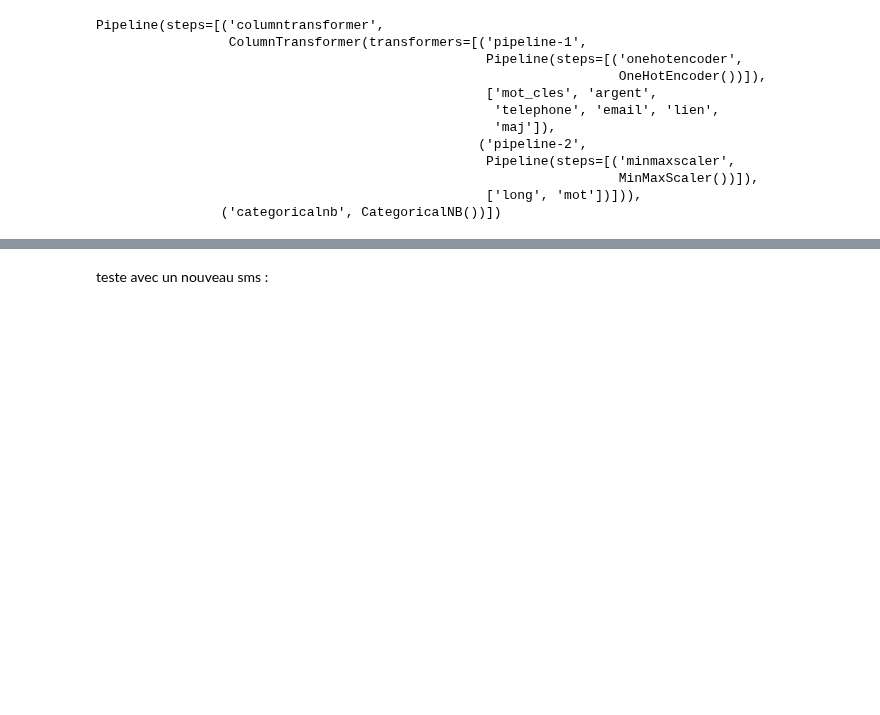
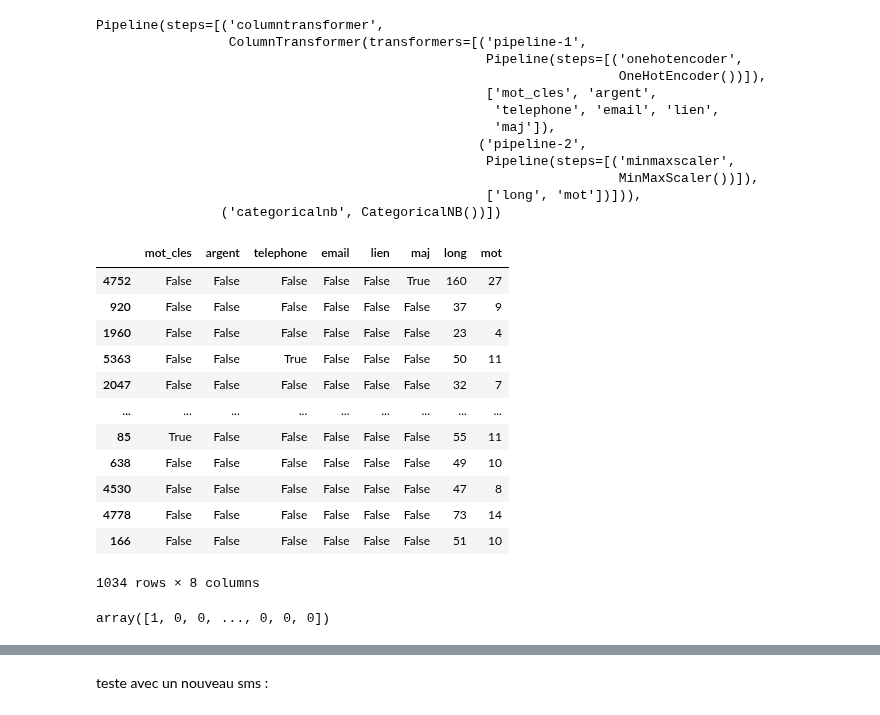
Before and after one commit to data-IA-2023/SPAM_groupe_3, a Jupyter notebook: briefs_spam_v3.ipynb, the cells around one changed output, grey strips where cells are left out. Drawn from its saved outputs; the diff is of its cells as text; code cells hidden in the pictures; blank space fills up the shorter version.

```diff
--- a/briefs_spam_v3.ipynb
+++ b/briefs_spam_v3.ipynb
@@ -310,7 +310,7 @@ def model_IA ( df_init, model_parametre_init):
     y_papel_encoder = LabelEncoder().fit_transform(y_papel)
 
     # train_test_split
-    x_train, x_test, y_train, y_test = train_test_split ( x_papel_vect_2, y_papel_encoder, train_size = 0.80, test_size = 0.20, random_state = 123 )
+    x_train, x_test, y_test, y_train = train_test_split ( x_papel_vect_2, y_papel_encoder, train_size = 0.80, test_size = 0.20, random_state = 123 )
 
     # Catégorise les colonnes de x pour le make_column_transformer
     norm_num = ['long' , 'mot']
@@ -327,7 +327,7 @@ def model_IA ( df_init, model_parametre_init):
     # pipeline principale
     model_pip = make_pipeline(transform_colonne, model_parametre)
 
-    return model_pip, x_train, x_test, y_train, y_test
+    return model_pip, x_test, x_train, y_train, y_test
 # %% [markdown]
 exemple :
 # %%
@@ -405,3 +405,23 @@ Pipeline(steps=[('columntransformer',
                                                                    MinMaxScaler())]),
                                                   ['long', 'mot'])])),
                 ('categoricalnb', CategoricalNB())])
+# %%
+x_train
+# %% [output]
+|  | mot_cles | argent | telephone | email | lien | maj | long | mot |
+| 4752 | False | False | False | False | False | True | 160 | 27 |
+| 920 | False | False | False | False | False | False | 37 | 9 |
+| 1960 | False | False | False | False | False | False | 23 | 4 |
+| 5363 | False | False | True | False | False | False | 50 | 11 |
+| 2047 | False | False | False | False | False | False | 32 | 7 |
+| ... | ... | ... | ... | ... | ... | ... | ... | ... |
+| 85 | True | False | False | False | False | False | 55 | 11 |
+| 638 | False | False | False | False | False | False | 49 | 10 |
+| 4530 | False | False | False | False | False | False | 47 | 8 |
+| 4778 | False | False | False | False | False | False | 73 | 14 |
+| 166 | False | False | False | False | False | False | 51 | 10 |
+1034 rows × 8 columns
+# %%
+y_train
+# %% [output]
+array([1, 0, 0, ..., 0, 0, 0])
```
Also changed, not shown: parts of 21 cells of this notebook, 3 other files.
